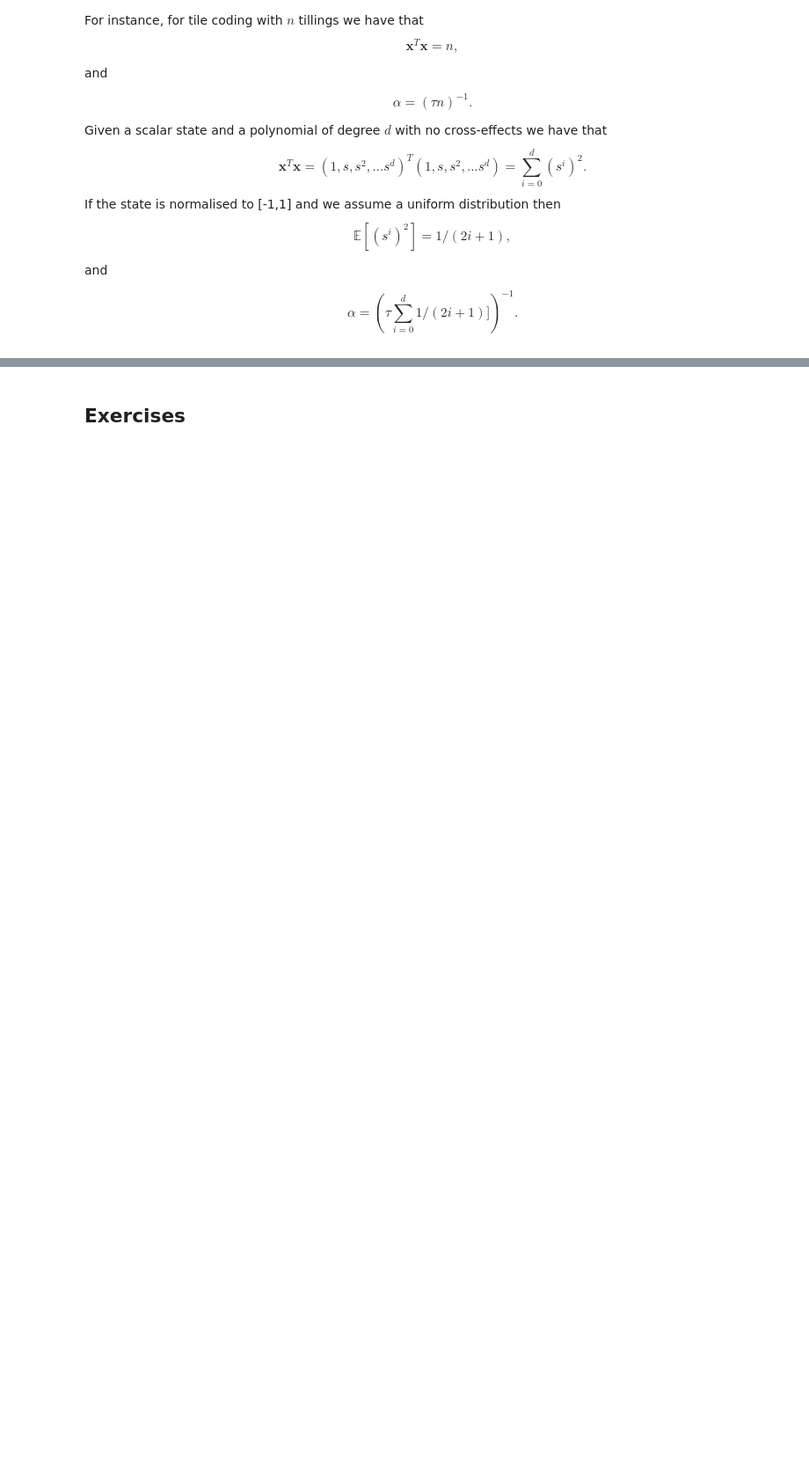
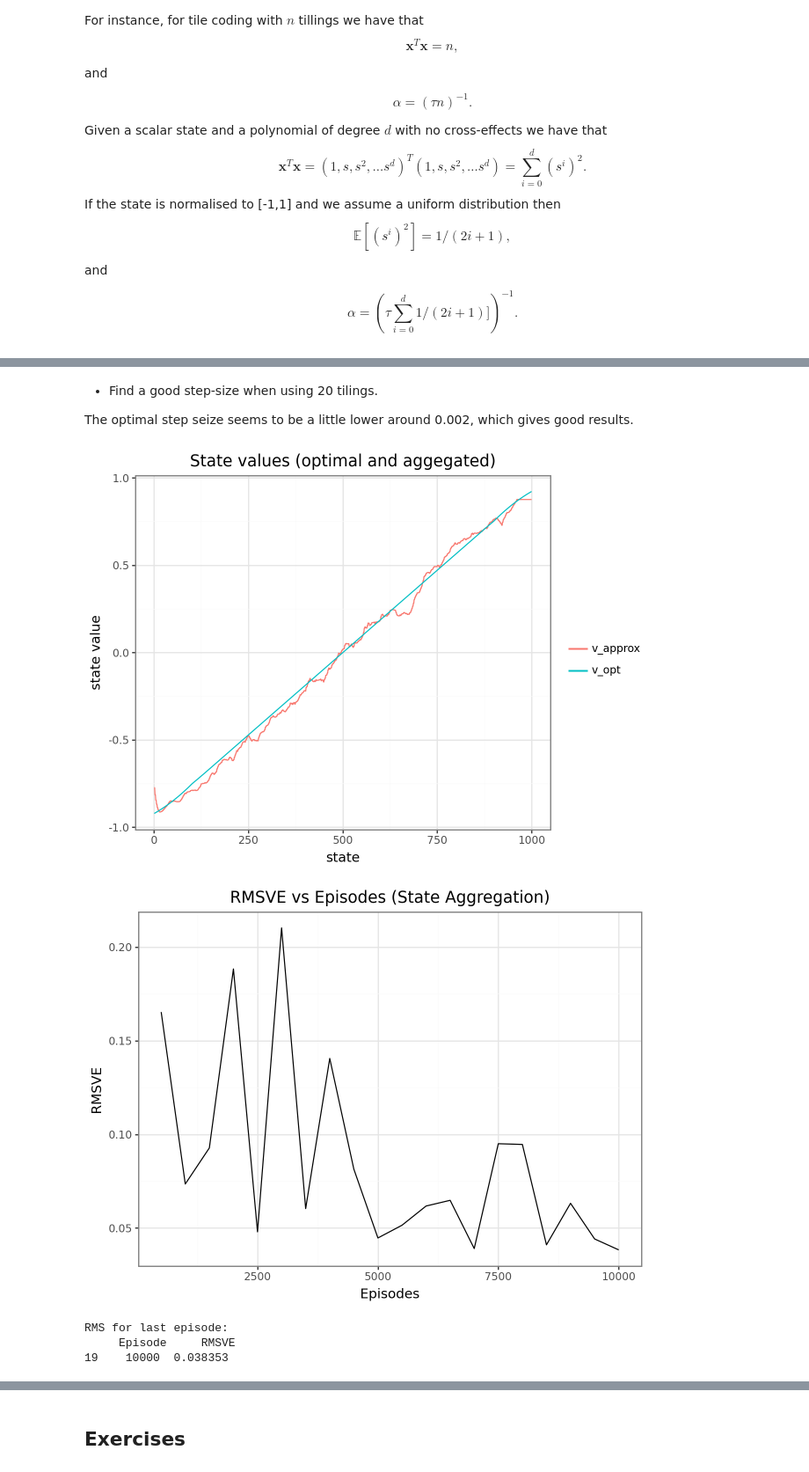
Before and after one commit to simon-mellergaard/RL, a Jupyter notebook: Exercises/12_Approx-pred.ipynb, the cells around one changed output, grey strips where cells are left out. Shown at 88% size. Saved outputs shown, nothing was run; the diff lists cells and outputs as text; code cells hidden in the pictures; blank space fills up the shorter version.

```diff
--- a/Exercises/12_Approx-pred.ipynb
+++ b/Exercises/12_Approx-pred.ipynb
@@ -1309,3 +1279,18 @@ Consider the random walk and assume that you want to estimate the state values i
+# %% [markdown]
+- Find a good step-size when using 20 tilings.
+
+The optimal step seize seems to be a little lower around 0.002, which gives good results.
+# %%
+#@title Solution
+env.reset_rng()
+agent = AgentApproxTile(env, n_tilings=20, tiles_per_tiling=25)
+df = run_and_plot(env, agent, episodes=10000, eval_every=500, alpha=0.002)
+# %% [output]
+[figure, added]
+[figure, added]
+RMS for last episode:
+     Episode     RMSVE
+19    10000  0.038353
 # %% [markdown]
 ### Your turn
 
```
Also changed, not shown: parts of 22 cells of this notebook.
